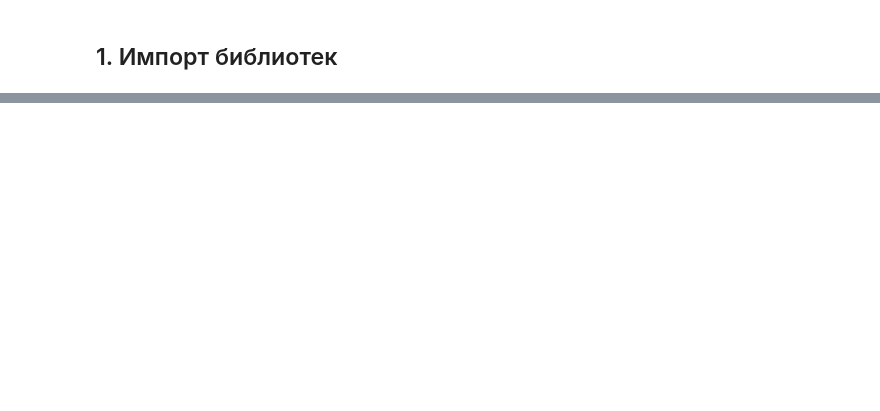
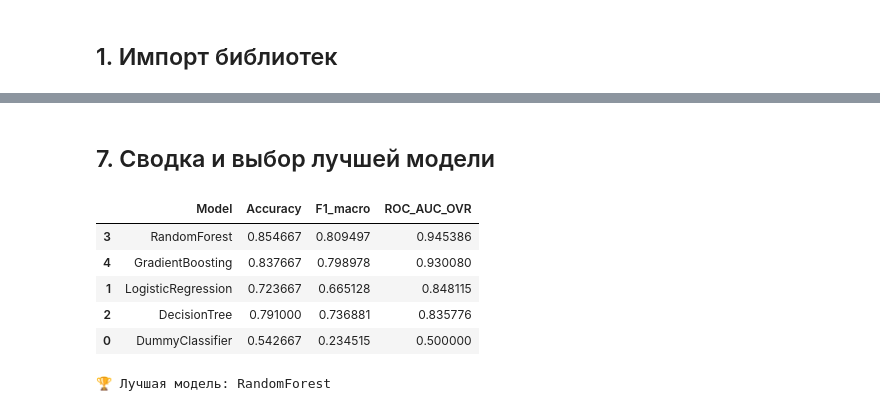
Before and after one commit to IgOrPiNgViN/aie_Kombarov_tempate, a Jupyter notebook: homeworks/HW06/HW06.ipynb, the cells around one changed output, grey strips where cells are left out. Drawn from its saved outputs; the diff is of its cells as text; code cells hidden in the pictures; blank space fills up the shorter version.

```diff
--- a/homeworks/HW06/HW06.ipynb
+++ b/homeworks/HW06/HW06.ipynb
@@ -680,0 +125,23 @@ print("  - artifacts/figures/permutation_importance_all.png")
+# %%
+baselines = {}
+
+# Dummy
+dummy = DummyClassifier(strategy='most_frequent', random_state=RANDOM_STATE)
+dummy.fit(X_train, y_train)
+y_pred = dummy.predict(X_test)
+y_proba = np.zeros((len(y_pred), y_train.nunique()))
+y_proba[:, 0] = 1.0
+baselines['DummyClassifier'] = compute_metrics(y_test, y_pred, y_proba)
+
+# Logistic Regression
+log_reg = Pipeline([
+    ('scaler', StandardScaler()),
+    ('clf', LogisticRegression(max_iter=200, multi_class='auto', random_state=RANDOM_STATE))
+])
+log_reg.fit(X_train, y_train)
+y_pred_lr = log_reg.predict(X_test)
+y_proba_lr = log_reg.predict_proba(X_test)
+baselines['LogisticRegression'] = compute_metrics(y_test, y_pred_lr, y_proba_lr)
+
+for name, m in baselines.items():
+    print(f"{name}: {metrics_to_str(m)}")
@@ -680,0 +216,25 @@ print("  - artifacts/figures/permutation_importance_all.png")
+# %% [markdown]
+## 7. Сводка и выбор лучшей модели
+# %%
+summary_rows = []
+for model_name, metrics in exp_results.items():
+    summary_rows.append({
+        'Model': model_name,
+        'Accuracy': metrics['accuracy'],
+        'F1_macro': metrics['f1_macro'],
+        'ROC_AUC_OVR': metrics['roc_auc_ovr']
+    })
+summary_df = pd.DataFrame(summary_rows).sort_values(by='ROC_AUC_OVR', ascending=False)
+display(summary_df)
+
+best_model_name = summary_df.iloc[0]['Model']
+best_model = trained_models[best_model_name]
+print(f"🏆 Лучшая модель: {best_model_name}")
+# %% [output]
+|  | Model | Accuracy | F1_macro | ROC_AUC_OVR |
+| 3 | RandomForest | 0.854667 | 0.809497 | 0.945386 |
+| 4 | GradientBoosting | 0.837667 | 0.798978 | 0.930080 |
+| 1 | LogisticRegression | 0.723667 | 0.665128 | 0.848115 |
+| 2 | DecisionTree | 0.791000 | 0.736881 | 0.835776 |
+| 0 | DummyClassifier | 0.542667 | 0.234515 | 0.500000 |
+🏆 Лучшая модель: RandomForest
```
Also changed, not shown: parts of 55 cells of this notebook, 17 other files.
